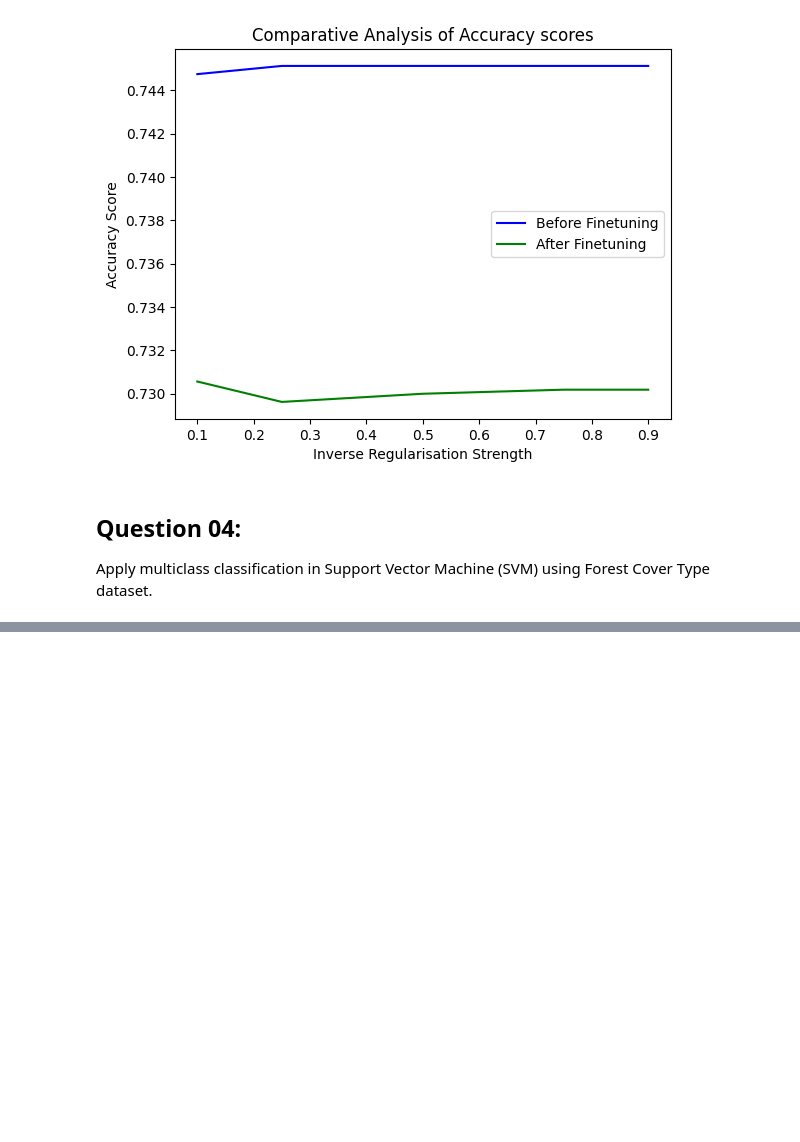
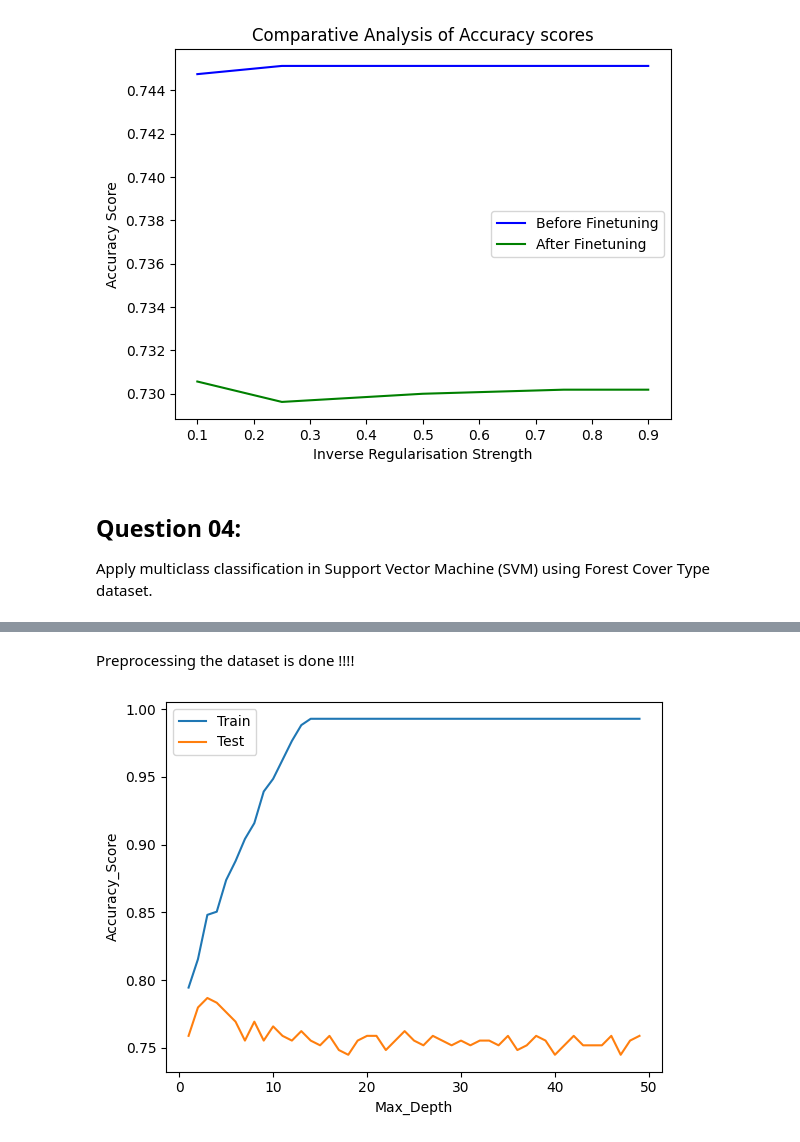
Before and after one commit to FardeenCODEIIEST/MachineLearningLab-CS-4172-, a Jupyter notebook: Assignment03/Assignment03.ipynb, the cells around one changed output, grey strips where cells are left out. Saved outputs shown, nothing was run; the diff lists cells and outputs as text; code cells hidden in the pictures; blank space fills up the shorter version.

```diff
--- a/Assignment03/Assignment03.ipynb
+++ b/Assignment03/Assignment03.ipynb
@@ -360,0 +517,4 @@ Cover Type dataset.
+# %%
+# Dropping null age values
+train_df = train_df[train_df['Age'].notna()]
+train_df.info()
@@ -360,0 +546,2 @@ Cover Type dataset.
+# %% [markdown]
+Preprocessing the dataset is done !!!!
@@ -360,0 +580,40 @@ Cover Type dataset.
+# %%
+X = train_df.drop(columns=['Survived'])
+
+y = train_df[['Survived']]
+# %%
+X_train,X_test,y_train,y_test = train_test_split(X,y,test_size=0.4)
+
+from sklearn.tree import DecisionTreeClassifier
+
+'''
+ @params:- X_train,y_train,X_test,y_test,max_depth
+ @return:-  Accuracy score of the model
+ @brief:- Trains a decision tree classifier and then returns its accuracy score
+'''
+def DT_util(
+    X_train: "pd.DataFrame",
+    y_train: "pd.DataFrame",
+    X_test: "pd.DataFrame",
+    y_test: "pd.DataFrame",
+    max_depth: "integer"
+)-> "float":
+    model = DecisionTreeClassifier(max_depth=max_depth).fit(X_train,y_train)
+    y_pred = model.predict(X_test)
+    return accuracy_score(y_test,y_pred)
+# %%
+max_depths = range(1,50)
+
+training_accuracies = [DT_util(X_train,y_train,X_train,y_train,depth) for depth in max_depths]
+testing_accuracies = [DT_util(X_train,y_train,X_test,y_test,depth) for depth in max_depths]
+
+plt.plot(max_depths,training_accuracies,'-',label='Train')
+plt.plot(max_depths,testing_accuracies,'-',label='Test')
+
+plt.xlabel('Max_Depth')
+plt.ylabel('Accuracy_Score')
+
+plt.legend()
+plt.show()
+# %% [output]
+[figure, added]
```
Also changed, not shown: parts of 22 cells of this notebook, 1 other file.
